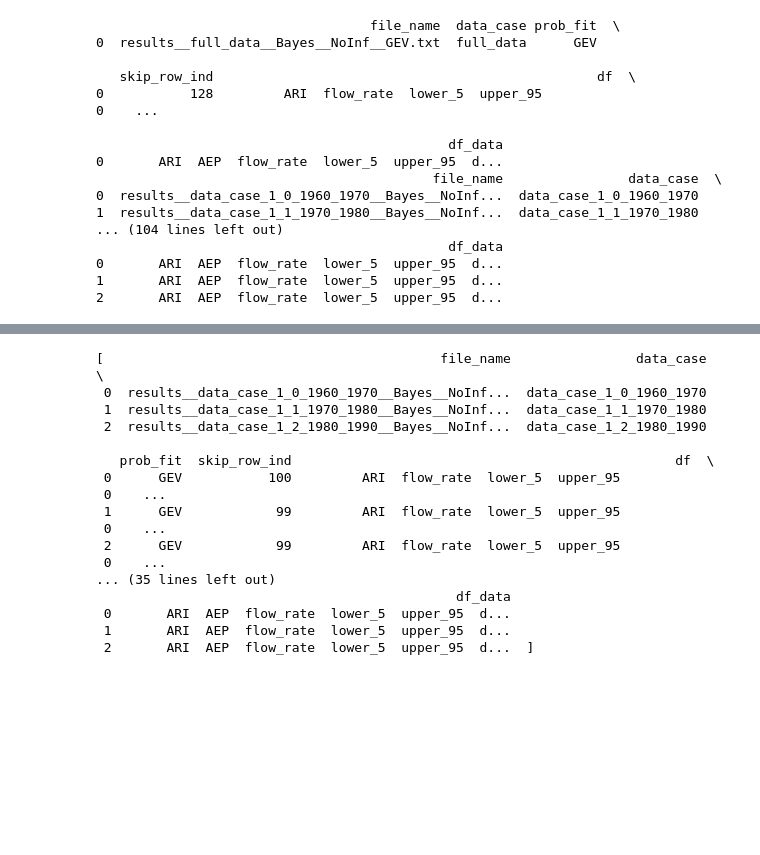
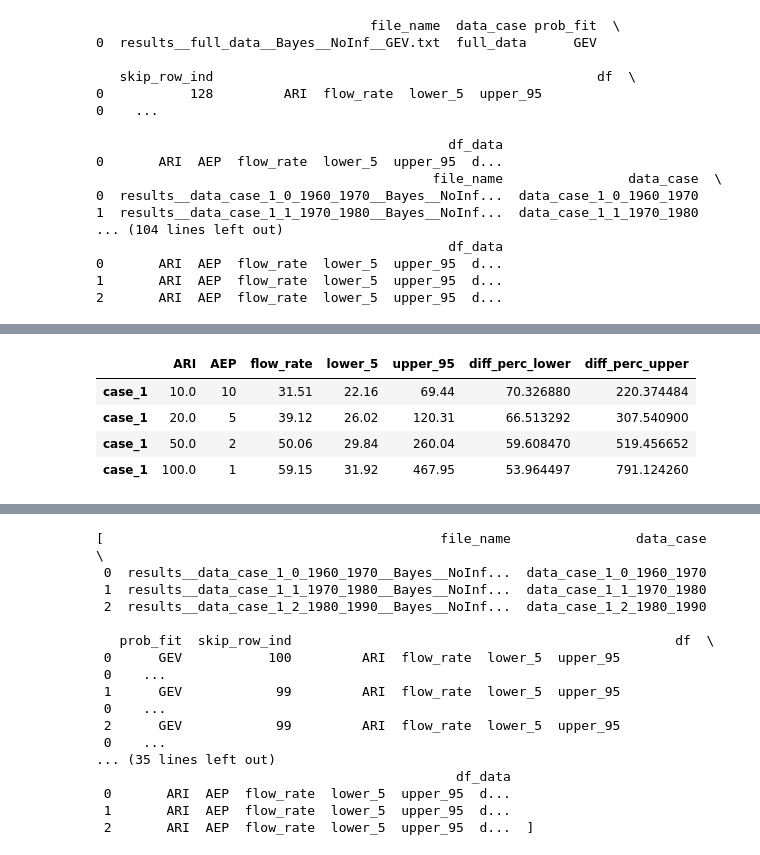
Before and after one commit to Holger-Paxi/Flood_Estimation, a Jupyter notebook: Assignment_1/Assignment_1__2nd.ipynb, the cells around one changed output, grey strips where cells are left out. Cells and saved outputs as stored; diff of their text form; code cells hidden in the pictures; blank space fills up the shorter version.

```diff
--- a/Assignment_1/Assignment_1__2nd.ipynb
+++ b/Assignment_1/Assignment_1__2nd.ipynb
@@ -298,0 +386,9 @@ ValueError: Length mismatch: Expected axis has 6 elements, new values have 1 ele
+# %%
+results_GEV_c1.df_data[0].index = pd.Index(data=['case_1']*len(results_GEV_c1.df_data[0].index))
+results_GEV_c1.df_data[0]
+# %% [output]
+|  | ARI | AEP | flow_rate | lower_5 | upper_95 | diff_perc_lower | diff_perc_upper |
+| case_1 | 10.0 | 10 | 31.51 | 22.16 | 69.44 | 70.326880 | 220.374484 |
+| case_1 | 20.0 | 5 | 39.12 | 26.02 | 120.31 | 66.513292 | 307.540900 |
+| case_1 | 50.0 | 2 | 50.06 | 29.84 | 260.04 | 59.608470 | 519.456652 |
+| case_1 | 100.0 | 1 | 59.15 | 31.92 | 467.95 | 53.964497 | 791.124260 |
```
Also changed, not shown: parts of 15 cells of this notebook.
